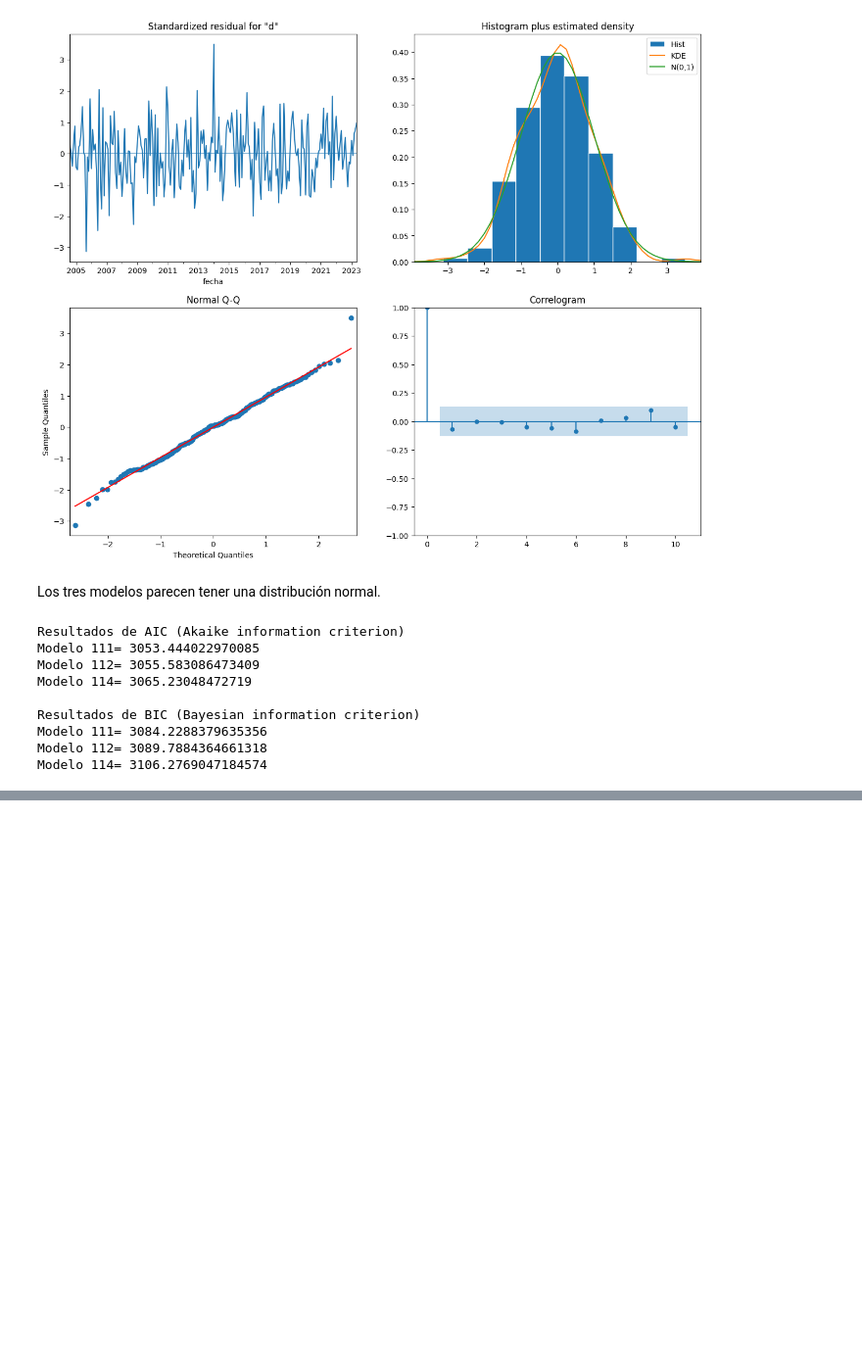
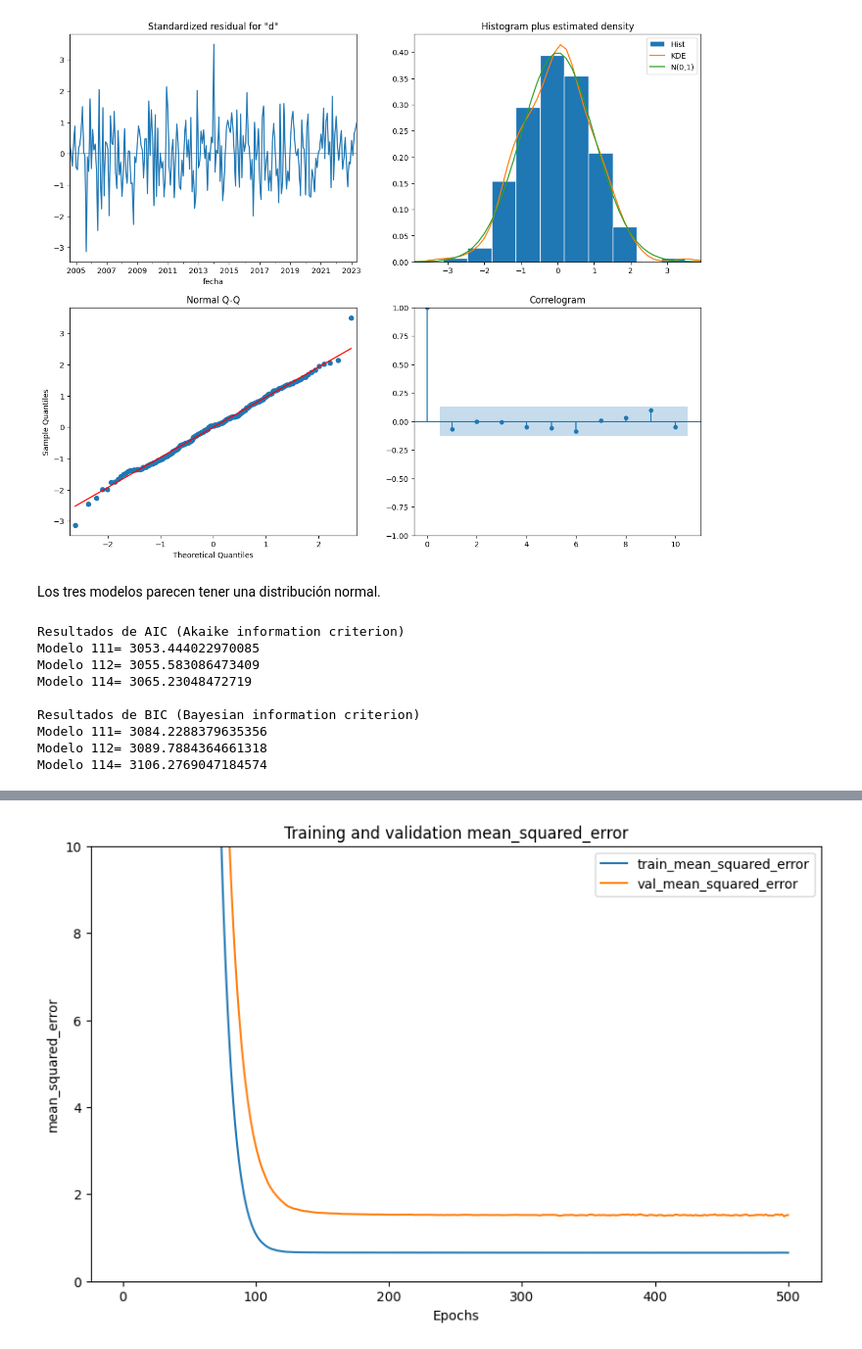
Before and after one commit to MGonza20/Lab2_DataScience, a Jupyter notebook: importaciones.ipynb, the cells around one changed output, grey strips where cells are left out. Shown at 98% size. Drawn from its saved outputs; the diff is of its cells as text; code cells hidden in the pictures; blank space fills up the shorter version.

```diff
--- a/importaciones.ipynb
+++ b/importaciones.ipynb
@@ -533,0 +481,21 @@ Despues de aplicar una diferenciación de orden 1, se obtiene una serie estacion
+# %%
+model = Sequential([
+    Dense(units=128, input_shape=(3,), activation='relu'),
+    Dense(300, activation='relu'),
+    Dense(300, activation='relu'),
+    Dense(300, activation='relu'),
+    Dense(1)
+])
+model.compile(
+    optimizer=Adam(learning_rate=0.0000005), loss='mean_squared_error',
+    metrics=['mean_squared_error']
+)
+batched_history = model.fit(
+    X_train,
+    y_train,
+    epochs=500,
+    validation_split=0.15,
+    batch_size=20,
+    verbose=1,
+    callbacks=[]
+)
@@ -533,0 +522,20 @@ Despues de aplicar una diferenciación de orden 1, se obtiene una serie estacion
+# %%
+%matplotlib inline
+%config InlineBackend.figure_format = 'png'
+def plot_metric(history, metric):
+		plt.figure(figsize=(10, 6))
+		train_metrics = history.history[metric]
+		val_metrics = history.history['val_'+metric]
+		epochs = range(1, len(train_metrics) + 1)
+		plt.plot(epochs, train_metrics)
+		plt.plot(epochs, val_metrics)
+		plt.title('Training and validation '+ metric)
+		plt.xlabel("Epochs")
+		plt.ylabel(metric)
+		plt.legend(["train_"+metric, 'val_'+metric])
+		plt.ylim([0,10])
+		plt.show()
+
+plot_metric(batched_history, 'mean_squared_error')
+# %% [output]
+[figure, added]
```
Also changed, not shown: parts of 27 cells of this notebook.
